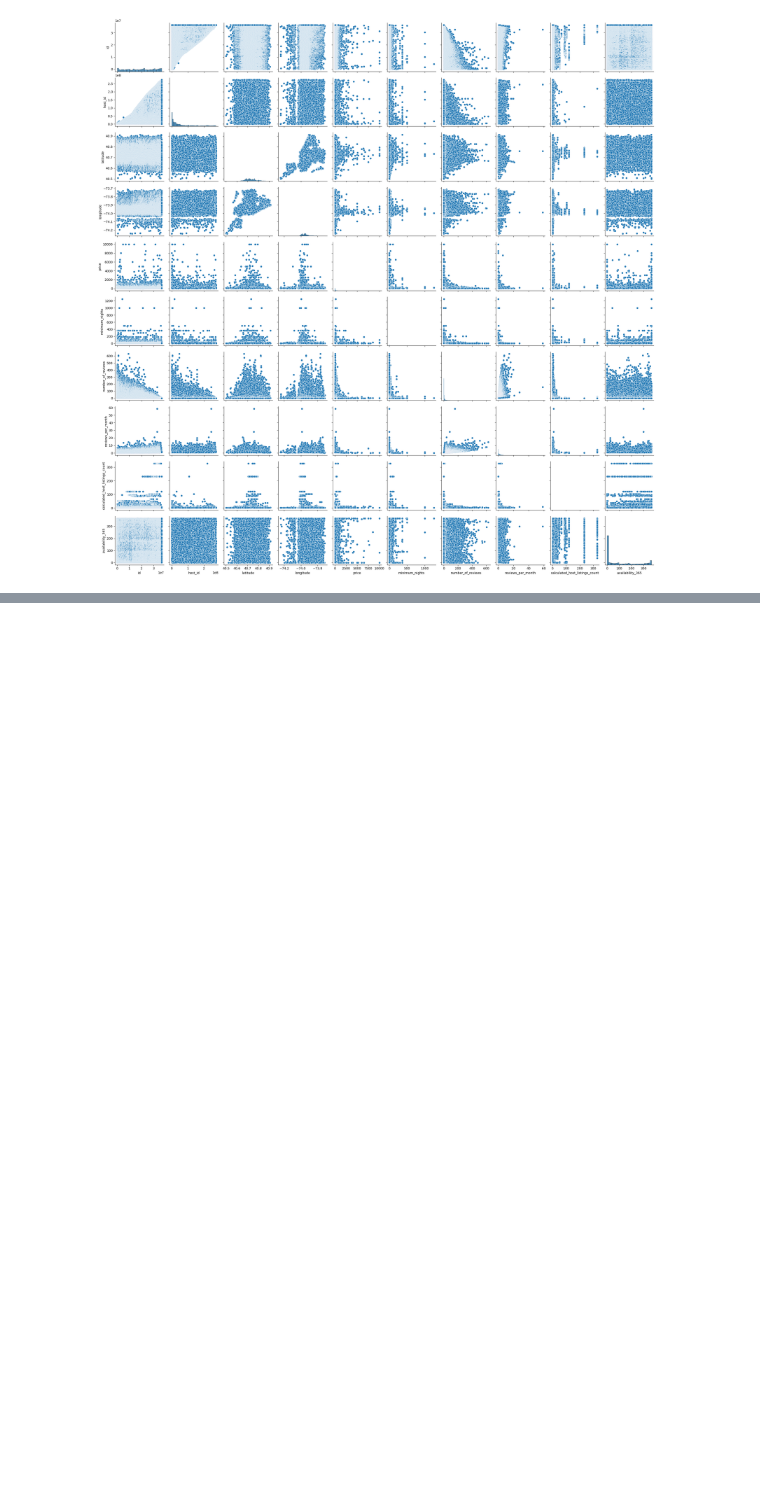
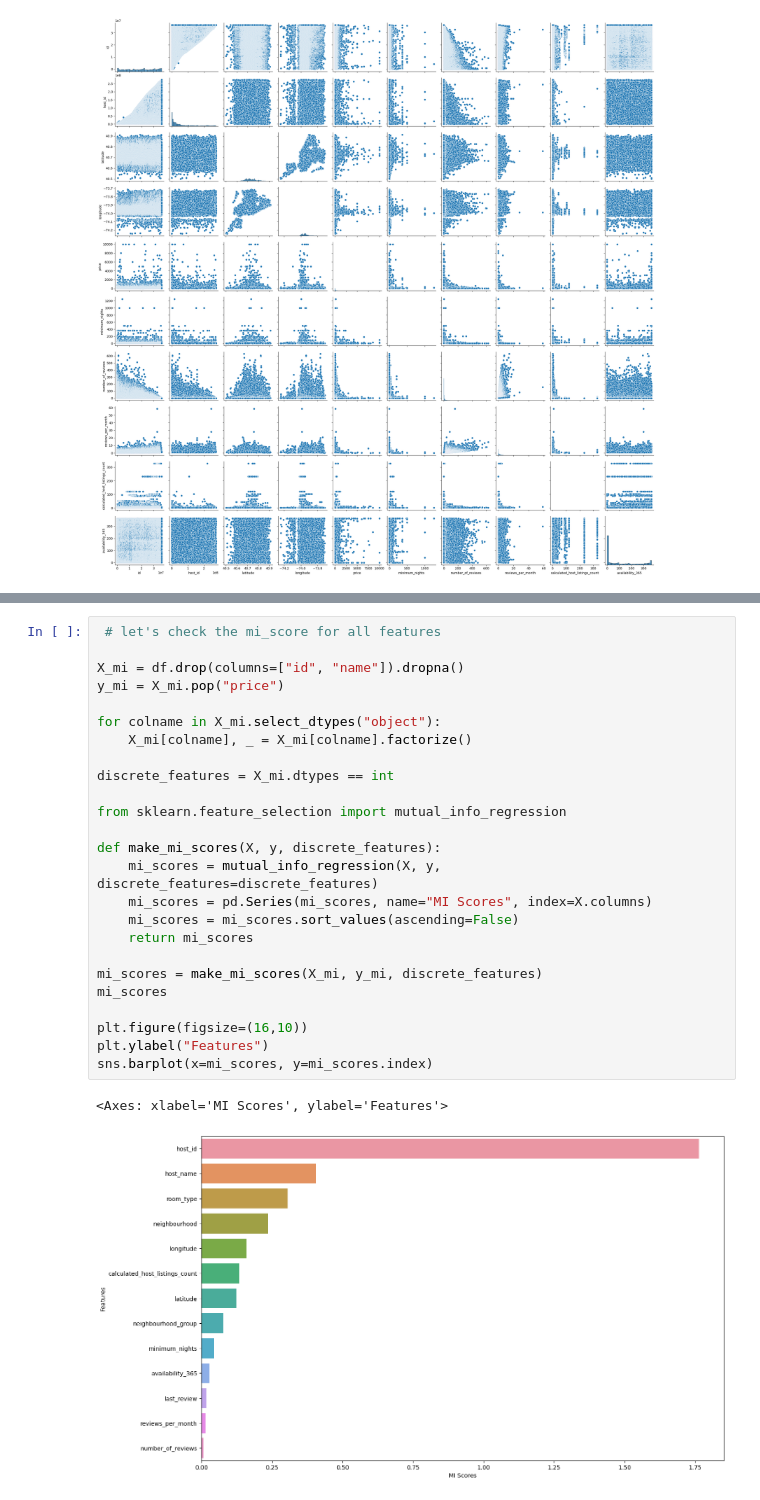
Before and after one commit to IlyasTcr/new-york-airbnb, a Jupyter notebook: main.ipynb, the cells around one changed output, grey strips where cells are left out. Cells and saved outputs as stored; diff of their text form; blank space fills up the shorter version.

```diff
--- a/main.ipynb
+++ b/main.ipynb
@@ -44,0 +64,28 @@ sns.scatterplot(x=df["longitude"], y=df["latitude"], hue=df["neighbourhood"])
+# %%
+ # let's check the mi_score for all features
+
+X_mi = df.drop(columns=["id", "name"]).dropna()
+y_mi = X_mi.pop("price")
+
+for colname in X_mi.select_dtypes("object"):
+    X_mi[colname], _ = X_mi[colname].factorize()
+
+discrete_features = X_mi.dtypes == int
+
+from sklearn.feature_selection import mutual_info_regression
+
+def make_mi_scores(X, y, discrete_features):
+    mi_scores = mutual_info_regression(X, y, discrete_features=discrete_features)
+    mi_scores = pd.Series(mi_scores, name="MI Scores", index=X.columns)
+    mi_scores = mi_scores.sort_values(ascending=False)
+    return mi_scores
+
+mi_scores = make_mi_scores(X_mi, y_mi, discrete_features)
+mi_scores
+
+plt.figure(figsize=(16,10))
+plt.ylabel("Features")
+sns.barplot(x=mi_scores, y=mi_scores.index)
+# %% [output]
+<Axes: xlabel='MI Scores', ylabel='Features'>
+[figure, added]
```
Also changed, not shown: parts of 8 cells of this notebook.
